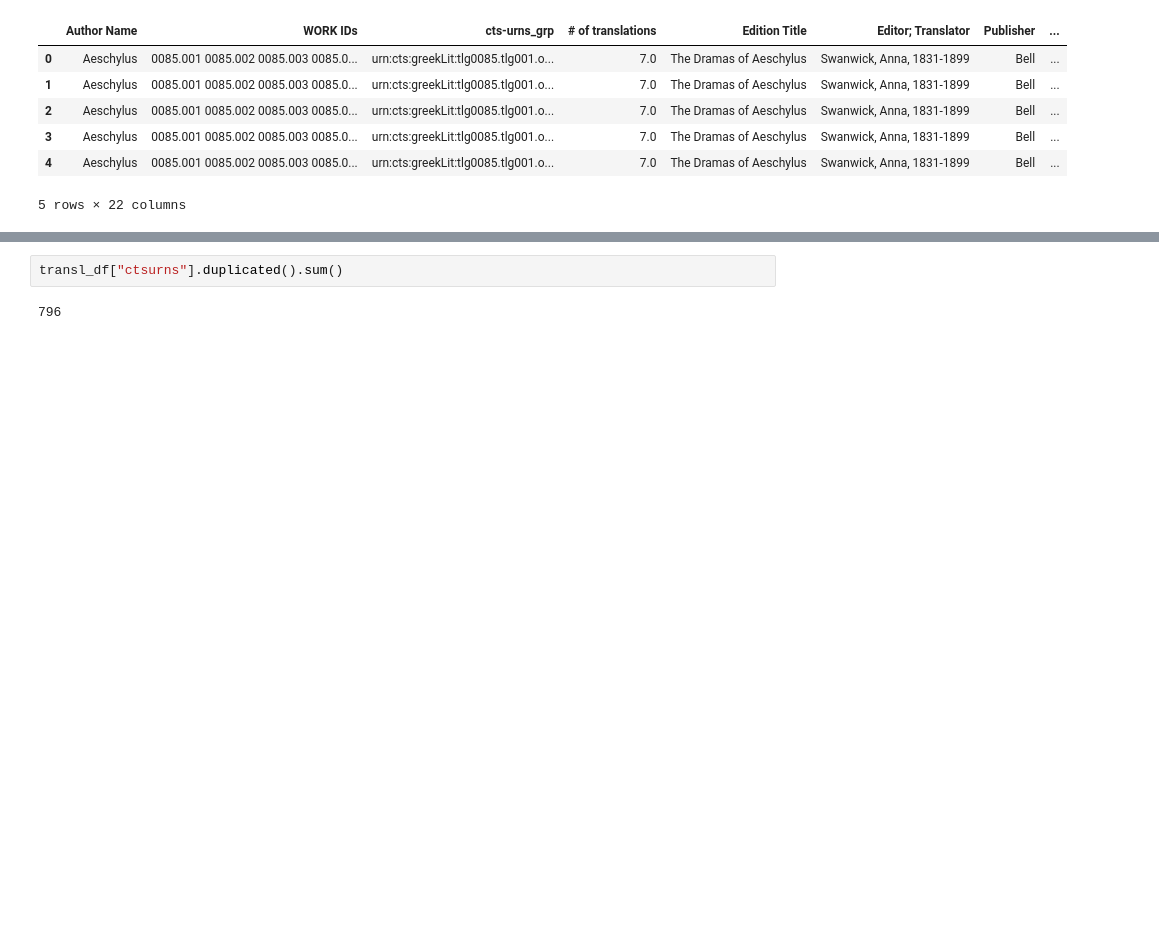
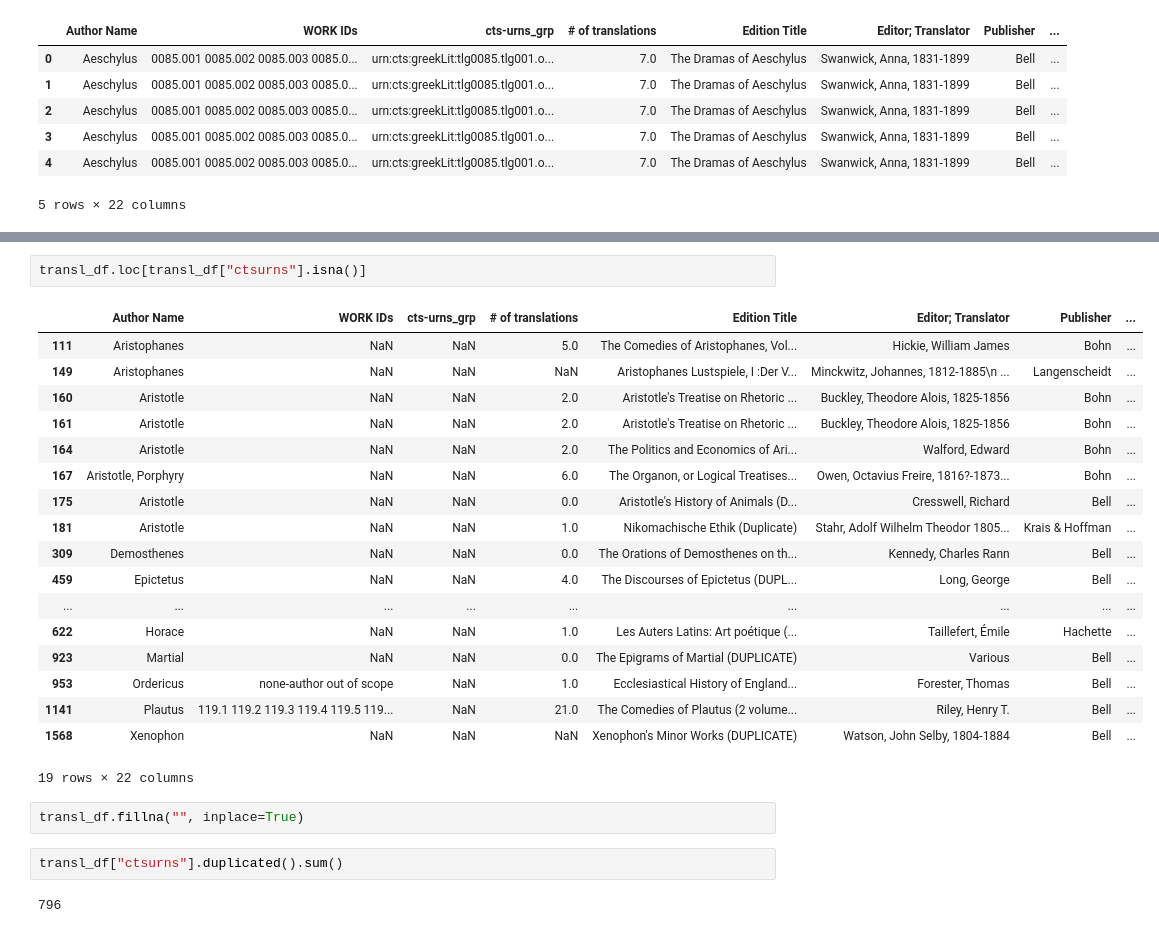
Before and after one commit to caro28/chiron, a Jupyter notebook: chironata/code/build_lookup_table.ipynb, the cells around one changed output, grey strips where cells are left out. Drawn from its saved outputs; the diff is of its cells as text; blank space fills up the shorter version.

Commit message:
fixed bug in lookup table

```diff
--- a/chironata/code/build_lookup_table.ipynb
+++ b/chironata/code/build_lookup_table.ipynb
@@ -43,3 +70,26 @@ transl_df.head()
+# %%
+transl_df.loc[transl_df["ctsurns"].isna()]
+# %% [output]
+|  | Author Name | WORK IDs | cts-urns_grp | # of translations | Edition Title | Editor; Translator | Publisher | ... |
+| 111 | Aristophanes | NaN | NaN | 5.0 | The Comedies of Aristophanes, Vol... | Hickie, William James | Bohn | ... |
+| 149 | Aristophanes | NaN | NaN | NaN | Aristophanes Lustspiele, I :Der V... | Minckwitz, Johannes, 1812-1885\n ... | Langenscheidt | ... |
+| 160 | Aristotle | NaN | NaN | 2.0 | Aristotle's Treatise on Rhetoric ... | Buckley, Theodore Alois, 1825-1856 | Bohn | ... |
+| 161 | Aristotle | NaN | NaN | 2.0 | Aristotle's Treatise on Rhetoric ... | Buckley, Theodore Alois, 1825-1856 | Bohn | ... |
+| 164 | Aristotle | NaN | NaN | 2.0 | The Politics and Economics of Ari... | Walford, Edward | Bohn | ... |
+| 167 | Aristotle, Porphyry | NaN | NaN | 6.0 | The Organon, or Logical Treatises... | Owen, Octavius Freire, 1816?-1873... | Bohn | ... |
+| 175 | Aristotle | NaN | NaN | 0.0 | Aristotle's History of Animals (D... | Cresswell, Richard | Bell | ... |
+| 181 | Aristotle | NaN | NaN | 1.0 | Nikomachische Ethik (Duplicate) | Stahr, Adolf Wilhelm Theodor 1805... | Krais & Hoffman | ... |
+| 309 | Demosthenes | NaN | NaN | 0.0 | The Orations of Demosthenes on th... | Kennedy, Charles Rann | Bell | ... |
+| 459 | Epictetus | NaN | NaN | 4.0 | The Discourses of Epictetus (DUPL... | Long, George | Bell | ... |
+| ... | ... | ... | ... | ... | ... | ... | ... | ... |
+| 622 | Horace | NaN | NaN | 1.0 | Les Auters Latins: Art poétique (... | Taillefert, Émile | Hachette | ... |
+| 923 | Martial | NaN | NaN | 0.0 | The Epigrams of Martial (DUPLICATE) | Various | Bell | ... |
+| 953 | Ordericus | none-author out of scope | NaN | 1.0 | Ecclesiastical History of England... | Forester, Thomas | Bell | ... |
+| 1141 | Plautus | 119.1 119.2 119.3 119.4 119.5 119... | NaN | 21.0 | The Comedies of Plautus (2 volume... | Riley, Henry T. | Bell | ... |
+| 1568 | Xenophon | NaN | NaN | NaN | Xenophon's Minor Works (DUPLICATE) | Watson, John Selby, 1804-1884 | Bell | ... |
+19 rows × 22 columns
+# %%
+transl_df.fillna("", inplace=True)
 # %%
 transl_df["ctsurns"].duplicated().sum()
 # %% [output]
```
Also changed, not shown: parts of 8 cells of this notebook, 1 other file.
